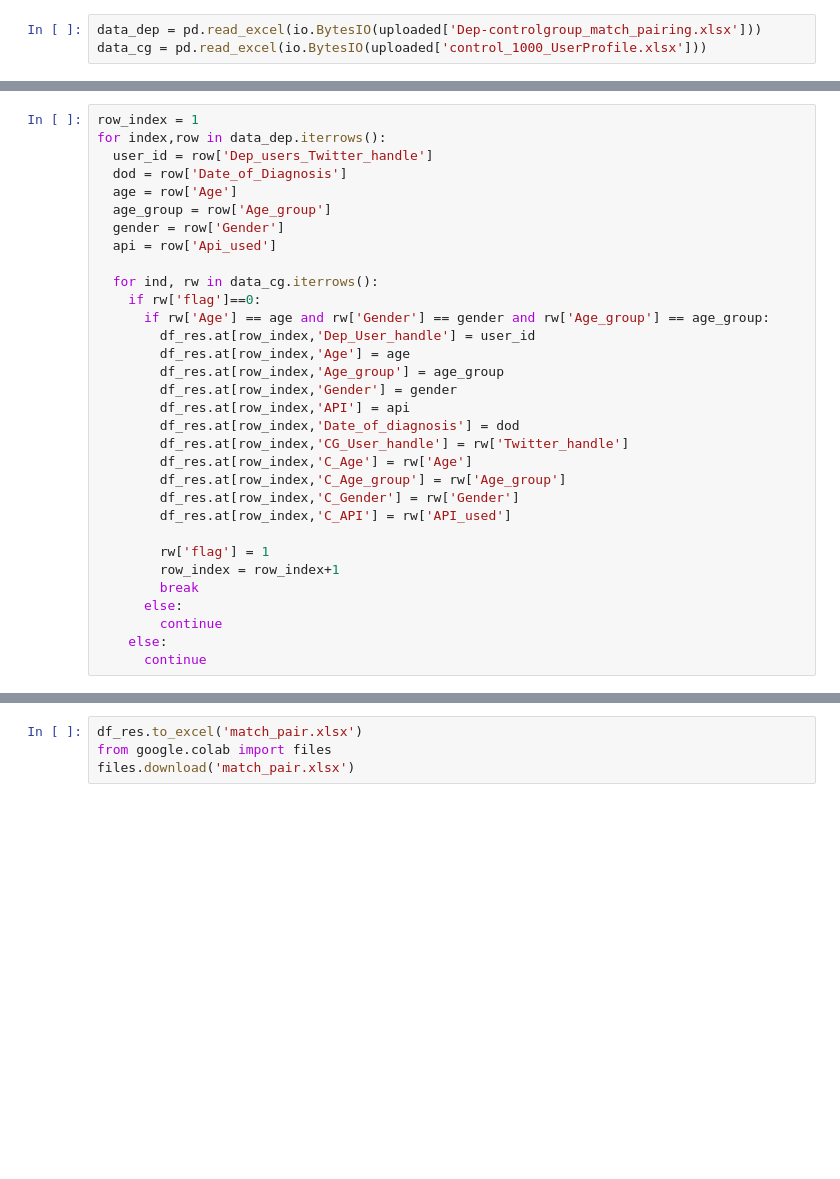
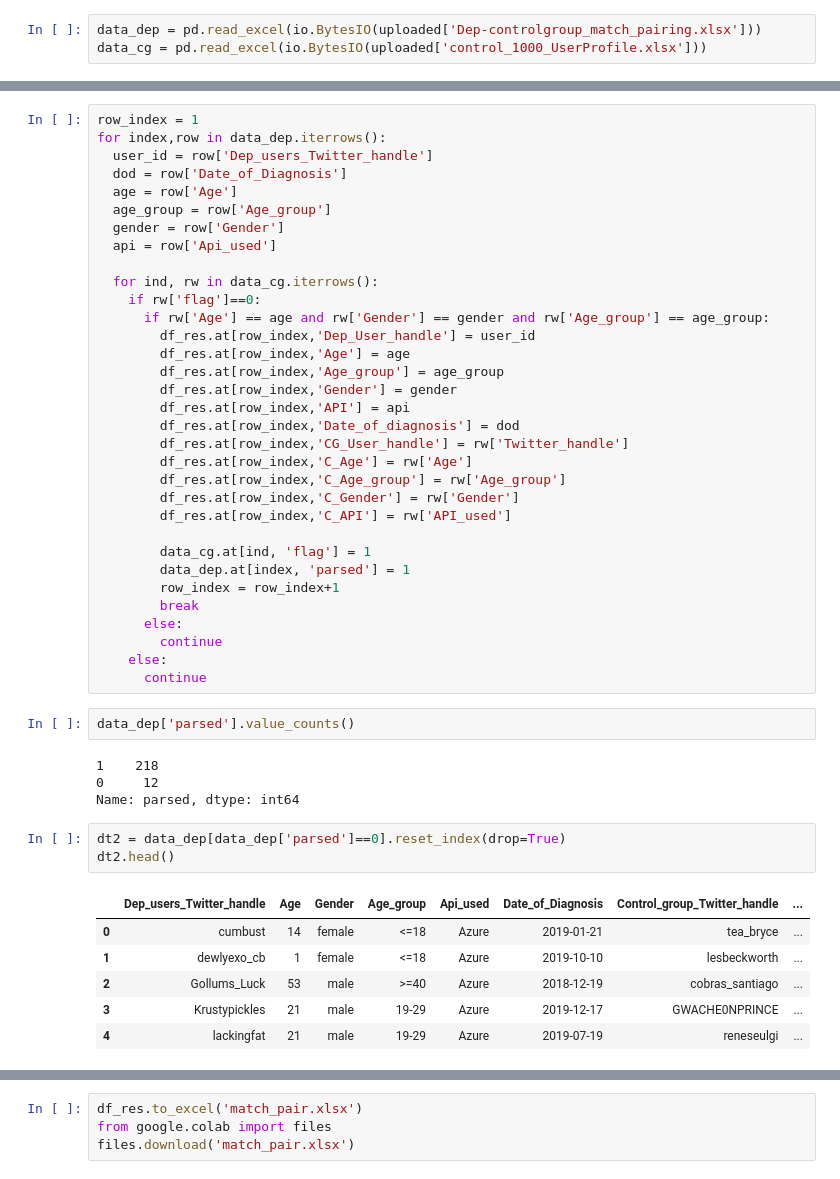
Before and after one commit to abhilashhn1993/topic-modeling-to-identify-depression-markers, a Jupyter notebook: ControlGroupMatchPairing.ipynb, the cells around one changed output, grey strips where cells are left out. Cells and saved outputs as stored; diff of their text form; blank space fills up the shorter version.

```diff
--- a/ControlGroupMatchPairing.ipynb
+++ b/ControlGroupMatchPairing.ipynb
@@ -45,10 +66,27 @@ for index,row in data_dep.iterrows():
         df_res.at[row_index,'C_Gender'] = rw['Gender']
         df_res.at[row_index,'C_API'] = rw['API_used']
 
-        rw['flag'] = 1
+        data_cg.at[ind, 'flag'] = 1
+        data_dep.at[index, 'parsed'] = 1
         row_index = row_index+1
         break
       else:
         continue
     else:
       continue
+# %%
+data_dep['parsed'].value_counts()
+# %% [output]
+1    218
+0     12
+Name: parsed, dtype: int64
+# %%
+dt2 = data_dep[data_dep['parsed']==0].reset_index(drop=True)
+dt2.head()
+# %% [output]
+|  | Dep_users_Twitter_handle | Age | Gender | Age_group | Api_used | Date_of_Diagnosis | Control_group_Twitter_handle | ... |
+| 0 | cumbust | 14 | female | <=18 | Azure | 2019-01-21 | tea_bryce | ... |
+| 1 | dewlyexo_cb | 1 | female | <=18 | Azure | 2019-10-10 | lesbeckworth | ... |
+| 2 | Gollums_Luck | 53 | male | >=40 | Azure | 2018-12-19 | cobras_santiago | ... |
+| 3 | Krustypickles | 21 | male | 19-29 | Azure | 2019-12-17 | GWACHE0NPRINCE | ... |
+| 4 | lackingfat | 21 | male | 19-29 | Azure | 2019-07-19 | reneseulgi | ... |
```
Also changed, not shown: parts of 8 cells of this notebook.
